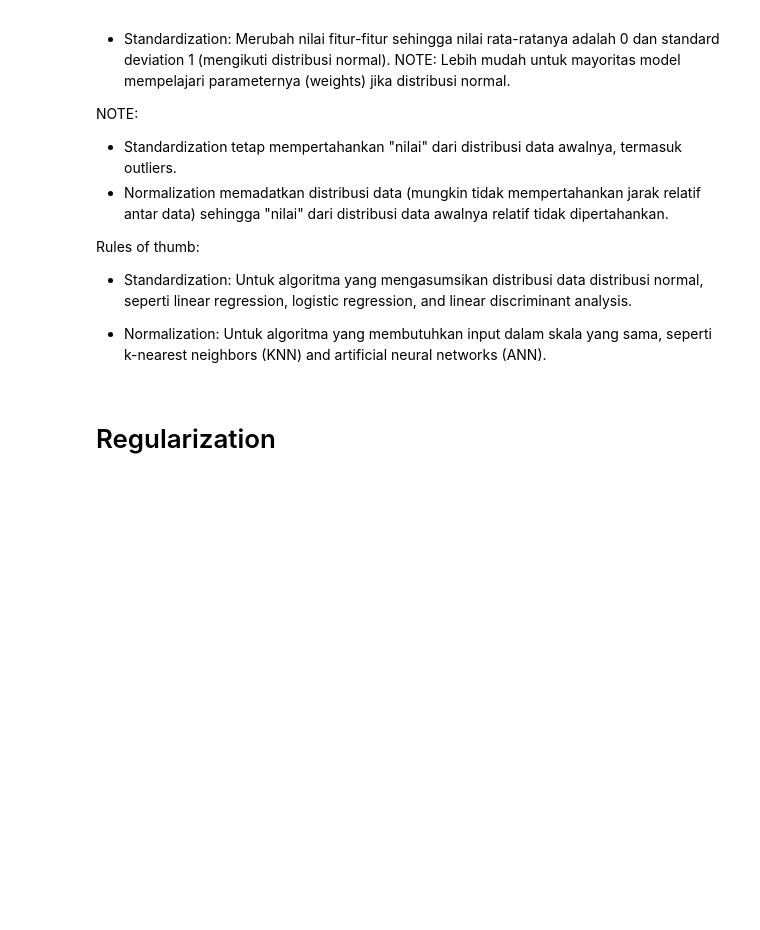
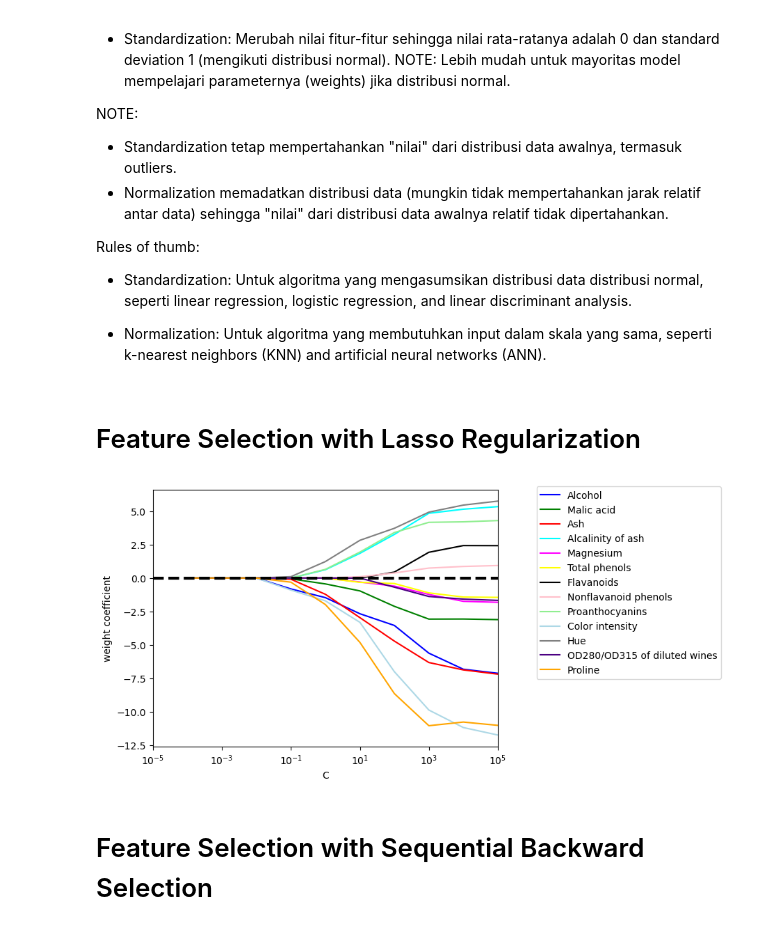
Before and after one commit to bahategar/Preparation, a Jupyter notebook: MachineLearning/Python_ML-packt/4-Data_preprocessing.ipynb, the cells around one changed output. Saved outputs shown, nothing was run; the diff lists cells and outputs as text; code cells hidden in the pictures; blank space fills up the shorter version.

```diff
--- a/MachineLearning/Python_ML-packt/4-Data_preprocessing.ipynb
+++ b/MachineLearning/Python_ML-packt/4-Data_preprocessing.ipynb
@@ -275,4 +275,43 @@ stdsc = StandardScaler()
 X_train_std = stdsc.fit_transform(X_train)
 X_test_std = stdsc.transform(X_test)
 # %% [markdown]
-# Regularization
+# Feature Selection with Lasso Regularization
+# %%
+from sklearn.linear_model import LogisticRegression
+fig = plt.figure()
+ax = plt.subplot(111)
+
+colors = ['blue', 'green', 'red', 'cyan',
+         'magenta', 'yellow', 'black',
+         'pink', 'lightgreen', 'lightblue',
+         'gray', 'indigo', 'orange']
+weights, params = [], []
+for c in np.arange(-4., 6.):
+    lr = LogisticRegression(penalty='l1', C=10.**c,
+                            solver='liblinear',
+                            multi_class='ovr', random_state=0)
+    lr.fit(X_train_std, y_train)
+    weights.append(lr.coef_[1])
+    params.append(10**c)
+
+weights = np.array(weights)
+
+for column, color in zip(range(weights.shape[1]), colors):
+    plt.plot(params, weights[:, column],
+             label=df_wine.columns[column + 1],
+             color=color)
+
+plt.axhline(0, color='black', linestyle='--', linewidth=3)
+plt.xlim([10**-5, 10**5])
+plt.ylabel('weight coefficient')
+plt.xlabel('C')
+plt.xscale('log')
+plt.legend(loc='upper left')
+ax.legend(loc='upper center',
+          bbox_to_anchor=(1.38, 1.03),
+          ncol=1, fancybox=True)
+plt.show()
+# %% [output]
+[figure, added]
+# %% [markdown]
+# Feature Selection with Sequential Backward Selection
```
Also changed, not shown: parts of 4 cells of this notebook, 1 other file.
